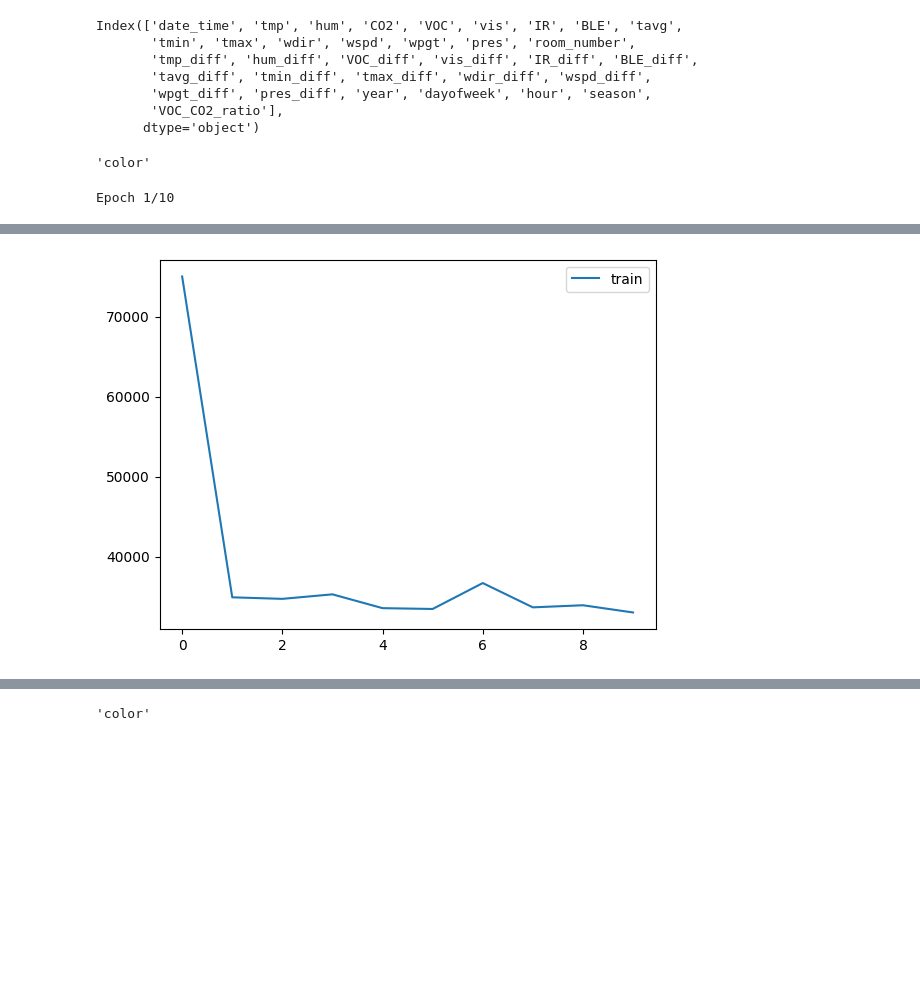
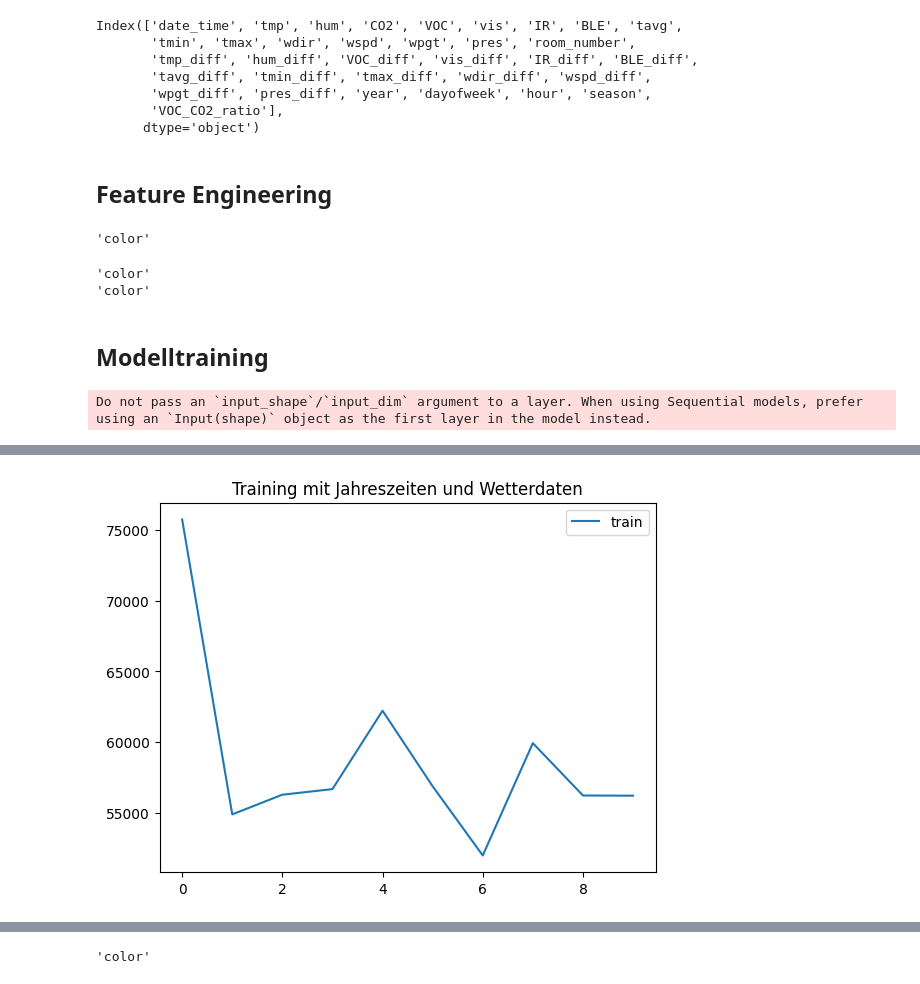
Before and after one commit to dan-vp/iot_co2_ampel_m, a Jupyter notebook: CO2_forecasting.ipynb, the cells around one changed output, grey strips where cells are left out. Saved outputs shown, nothing was run; the diff lists cells and outputs as text; code cells hidden in the pictures; blank space fills up the shorter version.

Commit message:
added additional preprocessing and models for data without weather data or seasons

```diff
--- a/CO2_forecasting.ipynb
+++ b/CO2_forecasting.ipynb
@@ -33,3 +43,5 @@ df_preprocessed.to_parquet("hka_M_preprocessed.parquet")
+# %% [markdown]
+## Feature Engineering ##
 # %%
 from ML_Preparation.Feature_Engineering import *
 
@@ -67,3 +56,22 @@ def transform_data_for_forecasting(data, label_name, n_in, n_out, dropna = True)
+# %%
+fe_no_weather = FeatureEngineering(df_preprocessed_without_weather,
+                        label = label,
+                        categorical_features = ["season", "room_number", "dayofweek", "color"],
+                        automated_feature_engineering = False)
+
+X_train_nowe, y_train_nowe, X_test_nowe, y_test_nowe = fe_no_weather.feature_engineering(steps_to_forecast = 2, skip_scale = True)
+
+fe_no_seasons = FeatureEngineering(df_preprocessed_without_seasons,
+                        label = label,
+                        categorical_features = ["room_number", "dayofweek", "color"],
+                        automated_feature_engineering = False)
+
+X_train_nose, y_train_nose, X_test_nose, y_test_nose = fe_no_seasons.feature_engineering(steps_to_forecast = 2, skip_scale = True)
+# %% [output]
+'color'
+'color'
+# %% [markdown]
+## Modelltraining ##
 # %%
 import tensorflow as tf
 from keras.models import Sequential
@@ -74,9 +82,12 @@ from matplotlib import pyplot
 class MyLSTMModel:
     def __init__(self,
                  n_out,
+                 feature_engineerer,
                  lstm_units=100,
-                 input_shape=(None, fe.X_train.shape[-1]),
                  ):
+        self.feature_engineerer = feature_engineerer
+        input_shape= (None, self.feature_engineerer.X_train.shape[-1])
+
         self.model = Sequential()
         self.model.add(LSTM(units=lstm_units, input_shape=input_shape, return_sequences = True, recurrent_dropout = 0.3))
         self.model.add(Dropout(0.3))
@@ -95,17 +106,16 @@ class MyLSTMModel:
         self.model.summary()
 
 # Instantiate the model
-my_model = MyLSTMModel(2)
+model = MyLSTMModel(2, fe)
 
-history = my_model.model.fit(fe.X_train, fe.y_train, epochs=10, batch_size=64,
-                             #validation_data=(test_X, test_y),
-                             verbose=2,
-                             #shuffle=False
+history = model.model.fit(fe.X_train, fe.y_train, epochs=10, batch_size=64,
+                             verbose = 0,
+                             shuffle=False
                              )
 
 pyplot.plot(history.history['loss'], label='train')
-#pyplot.plot(history.history['val_loss'], label='test')
+pyplot.title("Training mit Jahreszeiten und Wetterdaten")
 pyplot.legend()
 pyplot.show()
 # %% [output]
-Epoch 1/10
+Do not pass an `input_shape`/`input_dim` argument to a layer. When using Sequential models, prefer using an `Input(shape)` object as the first layer in the model instead.
@@ -131 +122 @@ Epoch 10/10
-[figure, old version]
+[figure, new version]
```
Also changed, not shown: parts of 18 cells of this notebook.
